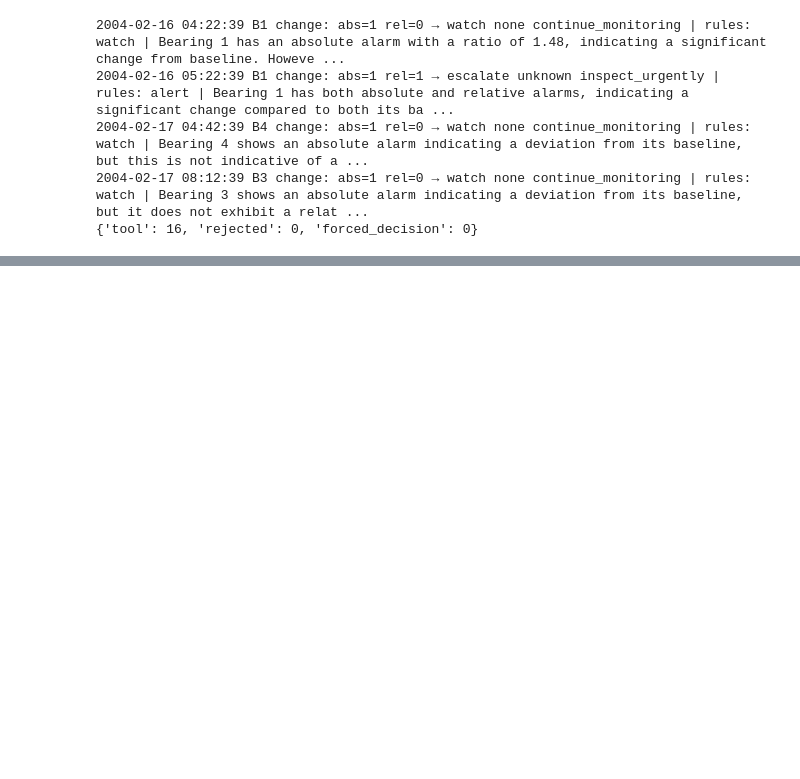
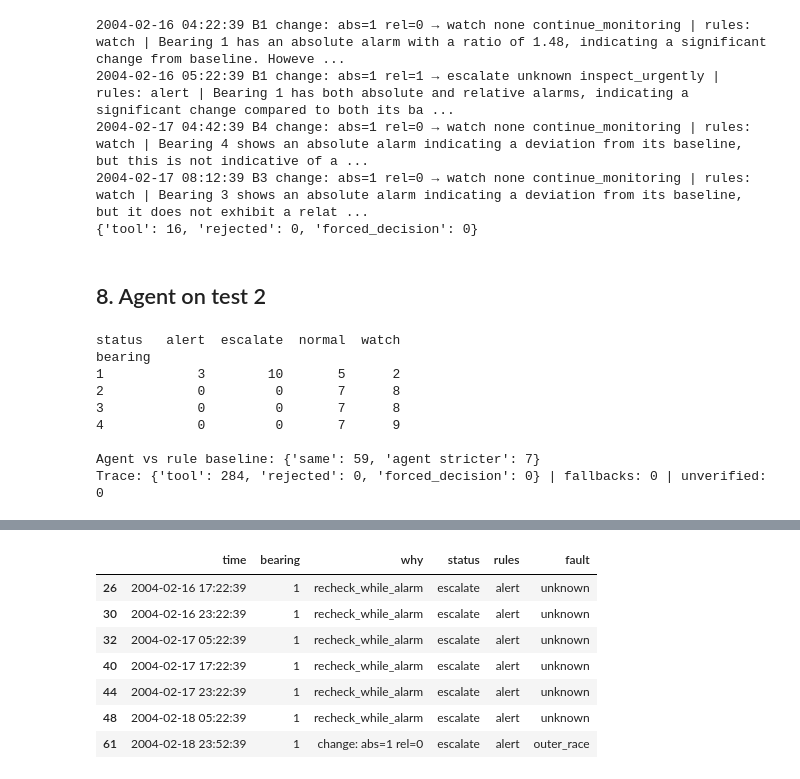
Before and after one commit to MinKhaungMinLwin/bearing-maintenance-triage, a Jupyter notebook: triage_system.ipynb, the cells around one changed output, grey strips where cells are left out. Cells and saved outputs as stored; diff of their text form; code cells hidden in the pictures; blank space fills up the shorter version.

Commit message:
feat: Add section 8 agent on test 2

```diff
--- a/triage_system.ipynb
+++ b/triage_system.ipynb
@@ -655,3 +655,54 @@ print({k: sum(t["kind"] == k for t in trial.trace) for k in ["tool", "rejected",
 2004-02-17 04:42:39 B4 change: abs=1 rel=0 → watch none continue_monitoring | rules: watch | Bearing 4 shows an absolute alarm indicating a deviation from its baseline, but this is not indicative of a ...
 2004-02-17 08:12:39 B3 change: abs=1 rel=0 → watch none continue_monitoring | rules: watch | Bearing 3 shows an absolute alarm indicating a deviation from its baseline, but it does not exhibit a relat ...
 {'tool': 16, 'rejected': 0, 'forced_decision': 0}
+# %% [markdown]
+## 8. Agent on test 2
+# %%
+## 8. Agent on test 2 (development): every router-v3 wake-up
+RUN_AGENT2 = True        # set to False after the run: loads the saved decisions and trace
+if RUN_AGENT2:
+    agent2 = TriageAgent(ctx2, client, MODEL, SYSTEM_PROMPT, TOOLS)
+    rows = []
+    for _, e in wake2.sort_values(["idx", "bearing"]).iterrows():
+        d = agent2.assess(int(e.bearing), int(e.idx), e.why)
+        rows.append({"time": e.time, "idx": int(e.idx), "bearing": int(e.bearing), "why": e.why,
+                     "status": d["status"], "fault": d["suspected_fault"], "action": d.get("recommended_action"),
+                     "confidence": d["confidence"], "rules": d["rule_baseline"], "human_review": d.get("human_review")})
+    dec2 = pd.DataFrame(rows); dec2.to_csv("results/test2_decisions.csv", index=False)
+    with open("logs/test2_trace.jsonl", "w") as f:
+        for ev in agent2.trace: f.write(json.dumps(ev, default=str) + "\n")
+    trace2 = agent2.trace
+else:
+    dec2 = pd.read_csv("results/test2_decisions.csv", parse_dates=["time"])
+    trace2 = [json.loads(l) for l in open("logs/test2_trace.jsonl")]
+
+LVL = {"normal": 0, "watch": 1, "alert": 2, "escalate": 3}
+dec2["agent_vs_rules"] = np.sign(dec2.status.map(LVL) - dec2.rules.map(LVL)).map({-1: "agent milder", 0: "same", 1: "agent stricter"})
+print(dec2.groupby(["bearing", "status"]).size().unstack(fill_value=0))
+print("\nAgent vs rule baseline:", dec2.agent_vs_rules.value_counts().to_dict())
+print("Trace:", {k: sum(ev["kind"] == k for ev in trace2) for k in ["tool", "rejected", "forced_decision"]},
+      "| fallbacks:", sum(ev["kind"] == "decision" and ev["source"] == "fallback" for ev in trace2),
+      "| unverified:", sum(ev["kind"] == "decision" and ev["source"] == "agent_unverified" for ev in trace2))
+
+END2 = t2[-1]
+first = []
+for b, g in dec2.groupby("bearing"):
+    row = {"bearing": b}
+    for s in ["alert", "escalate"]:
+        hit = g[g.status.map(LVL) >= LVL[s]].time.min()
+        row[f"first_{s}"], row[f"h_before_end_{s}"] = hit, round((END2 - hit).total_seconds() / 3600, 1) if pd.notna(hit) else None
+    row["status_decreases"] = int((g.status.map(LVL).diff() < 0).sum())
+    row["faults"] = g.fault.value_counts().to_dict(); row["actions"] = g.action.value_counts().to_dict()
+    first.append(row)
+display(pd.DataFrame(first).set_index("bearing"))
+display(dec2[dec2.agent_vs_rules != "same"][["time", "bearing", "why", "status", "rules", "fault"]])
+# %% [output]
+status   alert  escalate  normal  watch
+bearing
+1            3        10       5      2
+2            0         0       7      8
+3            0         0       7      8
+4            0         0       7      9
+
+Agent vs rule baseline: {'same': 59, 'agent stricter': 7}
+Trace: {'tool': 284, 'rejected': 0, 'forced_decision': 0} | fallbacks: 0 | unverified: 0
@@ -657,0 +715,8 @@ print({k: sum(t["kind"] == k for t in trial.trace) for k in ["tool", "rejected",
+|  | time | bearing | why | status | rules | fault |
+| 26 | 2004-02-16 17:22:39 | 1 | recheck_while_alarm | escalate | alert | unknown |
+| 30 | 2004-02-16 23:22:39 | 1 | recheck_while_alarm | escalate | alert | unknown |
+| 32 | 2004-02-17 05:22:39 | 1 | recheck_while_alarm | escalate | alert | unknown |
+| 40 | 2004-02-17 17:22:39 | 1 | recheck_while_alarm | escalate | alert | unknown |
+| 44 | 2004-02-17 23:22:39 | 1 | recheck_while_alarm | escalate | alert | unknown |
+| 48 | 2004-02-18 05:22:39 | 1 | recheck_while_alarm | escalate | alert | unknown |
+| 61 | 2004-02-18 23:52:39 | 1 | change: abs=1 rel=0 | escalate | alert | outer_race |
```
Also changed, not shown: parts of 1 cell of this notebook.
